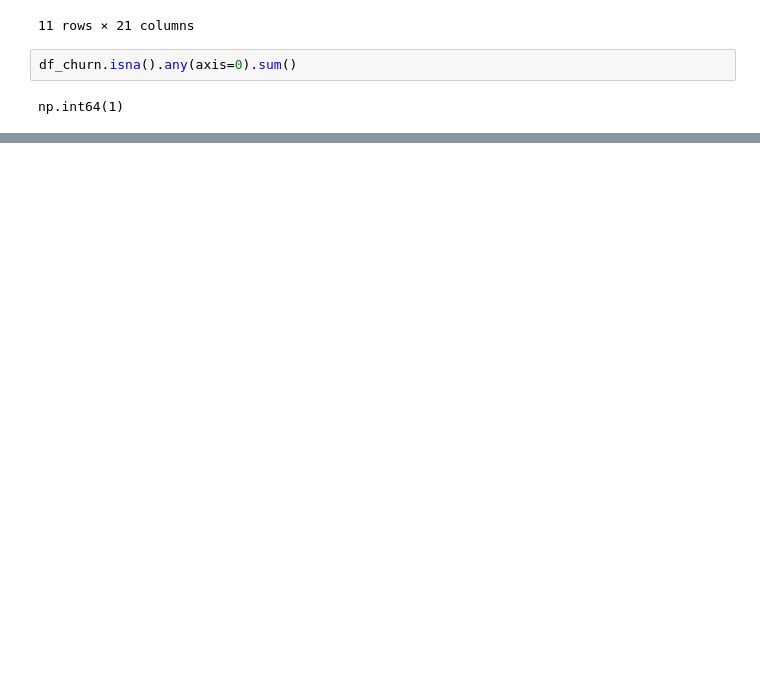
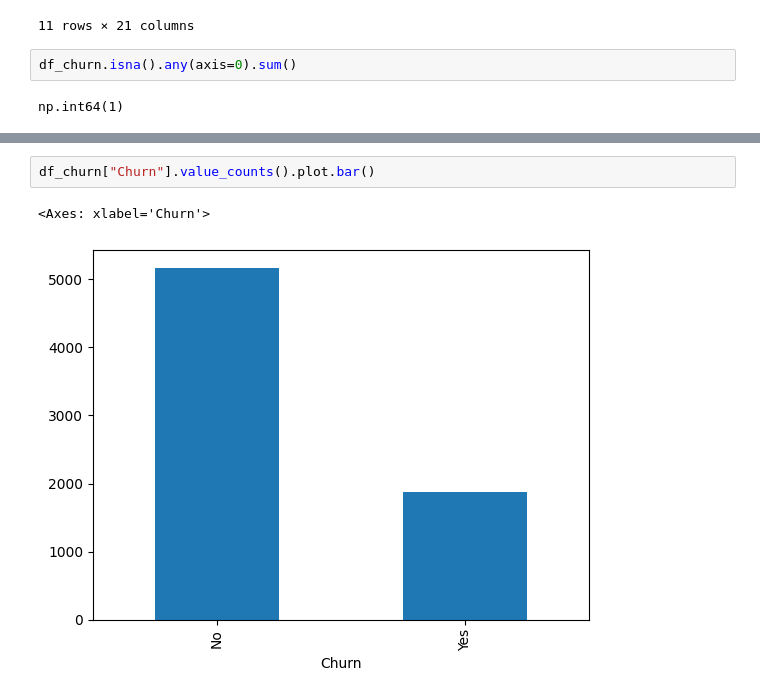
Before and after one commit to danielsistter-dot/CursoPython, a Jupyter notebook: EDA/DADOS/eda.IPYNB, the cells around one changed output, grey strips where cells are left out. Drawn from its saved outputs; the diff is of its cells as text; blank space fills up the shorter version.

```diff
--- a/EDA/DADOS/eda.IPYNB
+++ b/EDA/DADOS/eda.IPYNB
@@ -321,0 +342,5 @@ np.int64(1)
+# %%
+df_churn["Churn"].value_counts().plot.bar()
+# %% [output]
+<Axes: xlabel='Churn'>
+[figure, added]
```
Also changed, not shown: parts of 20 cells of this notebook.
